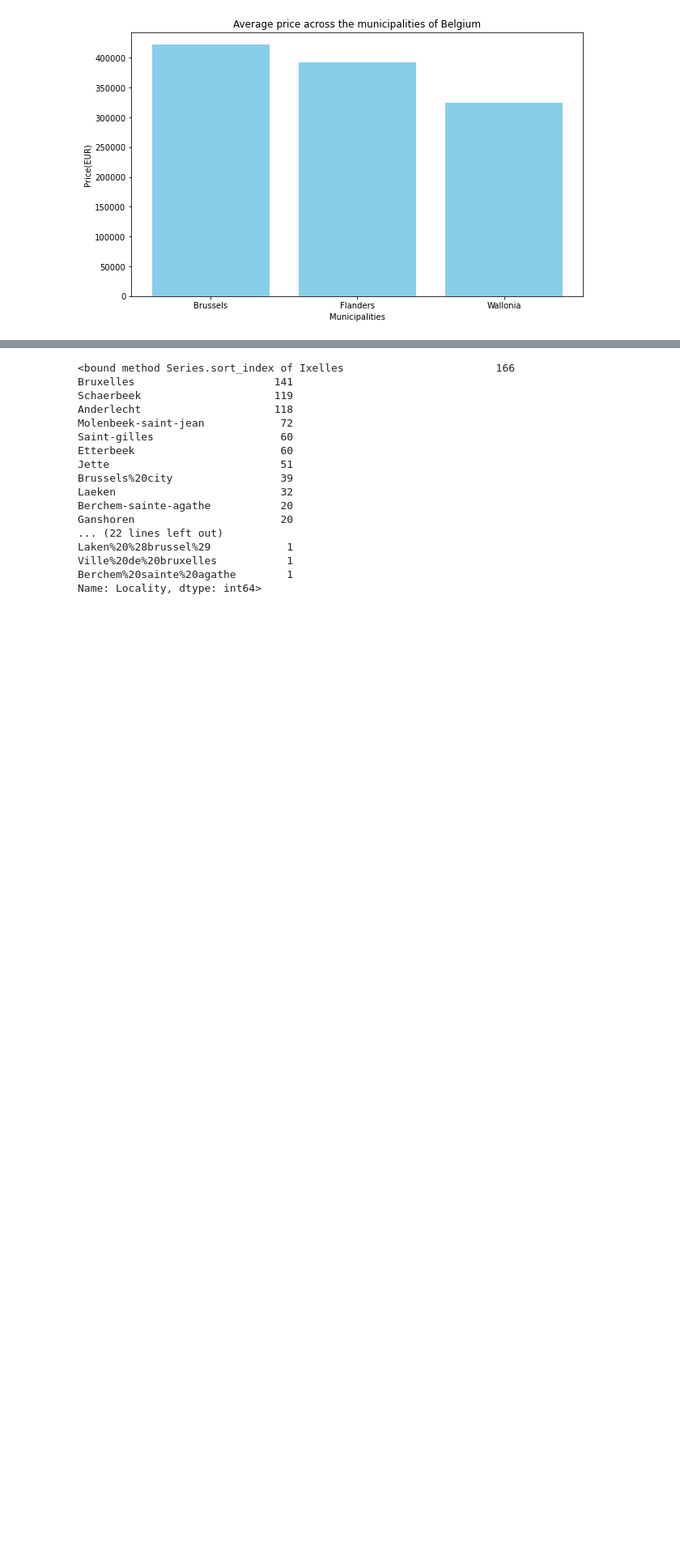
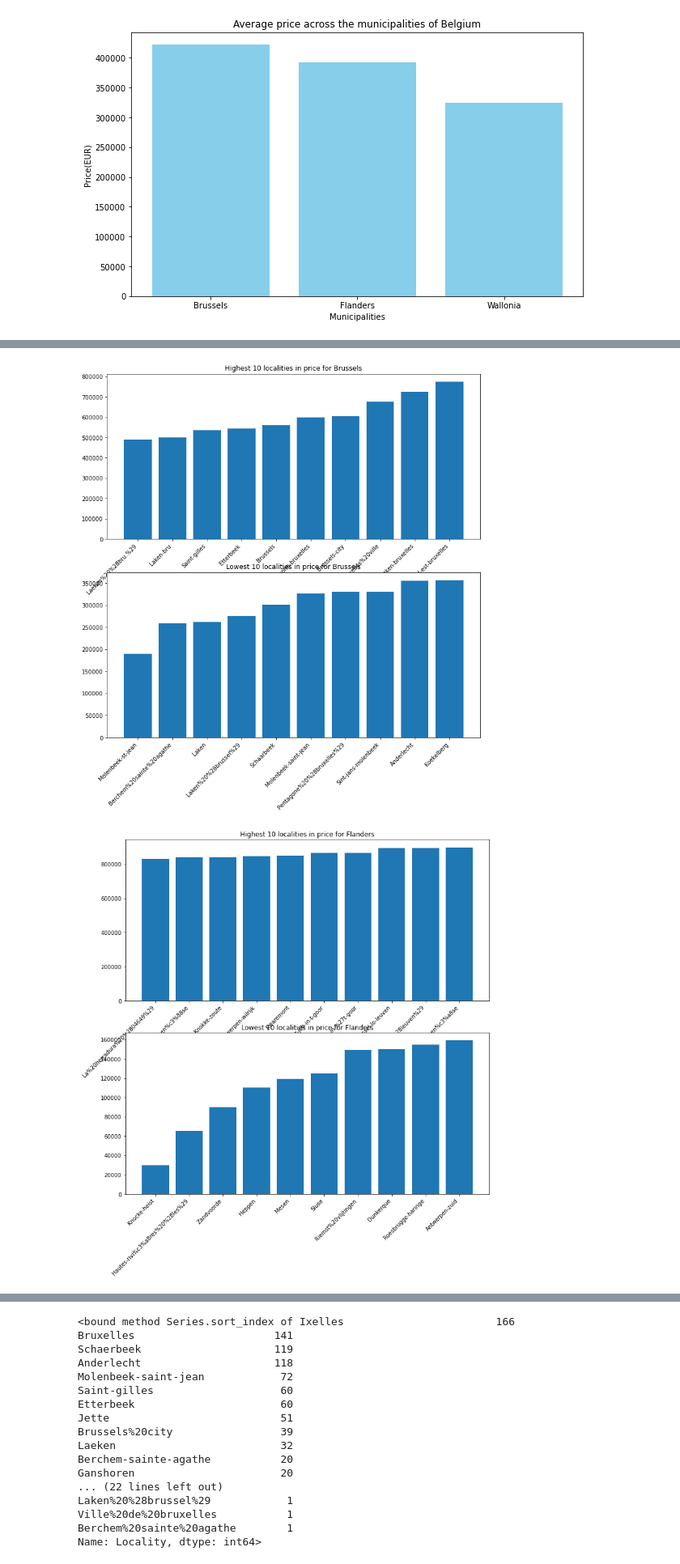
Before and after one commit to jduffy93/immo-eliza-the_chaincoders, a Jupyter notebook: analysis/seaborn_playground.ipynb, the cells around one changed output, grey strips where cells are left out. Shown at 81% size. Saved outputs shown, nothing was run; the diff lists cells and outputs as text; code cells hidden in the pictures; blank space fills up the shorter version.

```diff
--- a/analysis/seaborn_playground.ipynb
+++ b/analysis/seaborn_playground.ipynb
@@ -503,0 +506,29 @@ plt.show()
+# %%
+import matplotlib.pyplot as plt
+
+grouped_data = immo_subset_mun.groupby(["Municipality", "Locality"]).mean().reset_index()
+
+for municipality, data in grouped_data.groupby("Municipality"):
+
+    sorted_data = data.sort_values(by="Price")
+
+    top_10 = sorted_data.tail(10)
+    bottom_10 = sorted_data.head(10)
+
+    fig, (ax1, ax2) = plt.subplots(2, 1, figsize=(12, 12))
+
+    # Plot highest 10 localities
+    ax1.bar(top_10["Locality"], top_10["Price"], label="Top 10")
+    ax1.set_xticklabels(top_10["Locality"], rotation=45, ha='right')
+    ax1.set_title(f"Highest 10 localities in price for {municipality}")
+
+    # Plot lowest 10 localities
+    ax2.bar(bottom_10["Locality"], bottom_10["Price"], label="Bottom 10")
+    ax2.set_xticklabels(bottom_10["Locality"], rotation=45, ha='right')
+    ax2.set_title(f"Lowest 10 localities in price for {municipality}")
+
+plt.tight_layout()
+plt.show()
+# %% [output]
+[figure, added]
+[figure, added]
```
Also changed, not shown: parts of 2 cells of this notebook.
